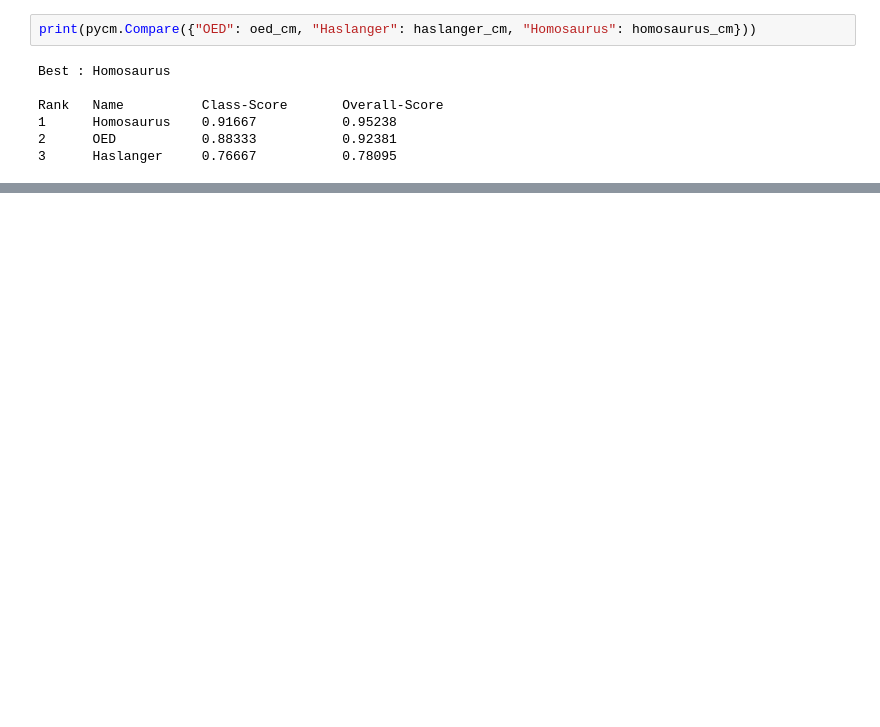
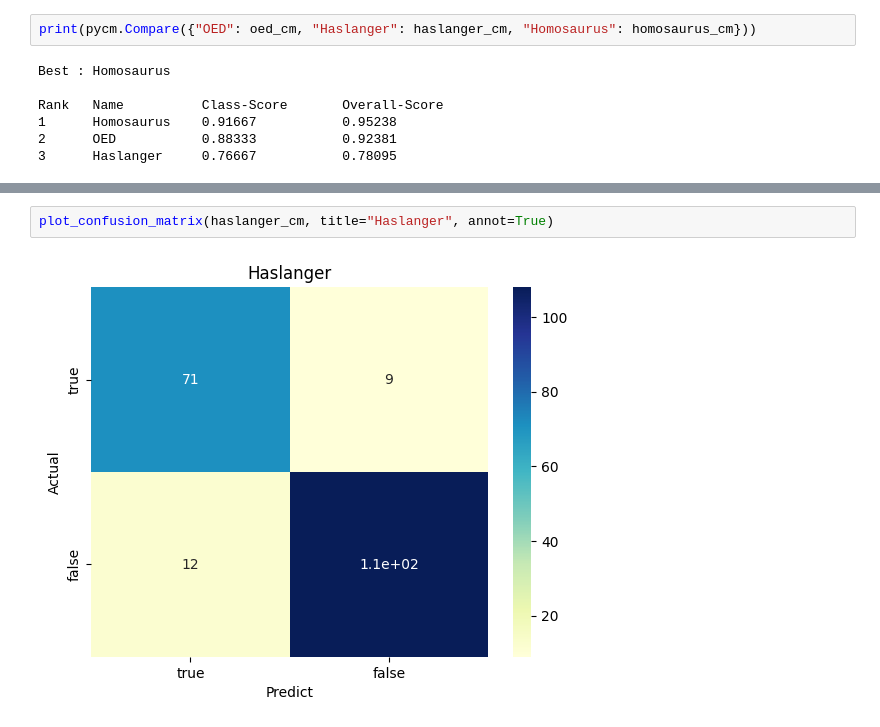
Before and after one commit to bradleypallen/conceptual-engineering-using-llms, a Jupyter notebook: cea_evaluation_2.ipynb, the cells around one changed output, grey strips where cells are left out. Saved outputs shown, nothing was run; the diff lists cells and outputs as text; blank space fills up the shorter version.

```diff
--- a/cea_evaluation_2.ipynb
+++ b/cea_evaluation_2.ipynb
@@ -56,0 +39,4 @@ Rank   Name          Class-Score       Overall-Score
+# %%
+plot_confusion_matrix(haslanger_cm, title="Haslanger", annot=True)
+# %% [output]
+[figure, added]
```
Also changed, not shown: parts of 9 cells of this notebook.
